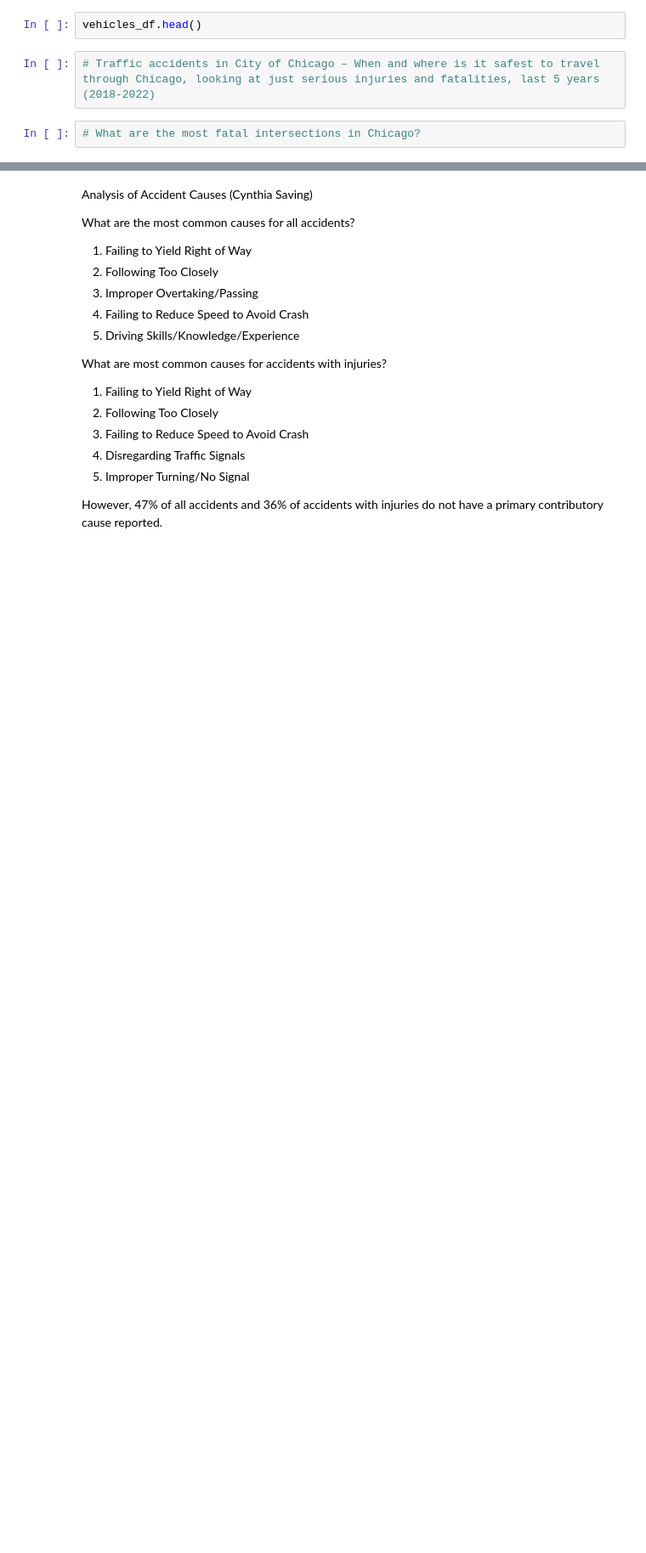
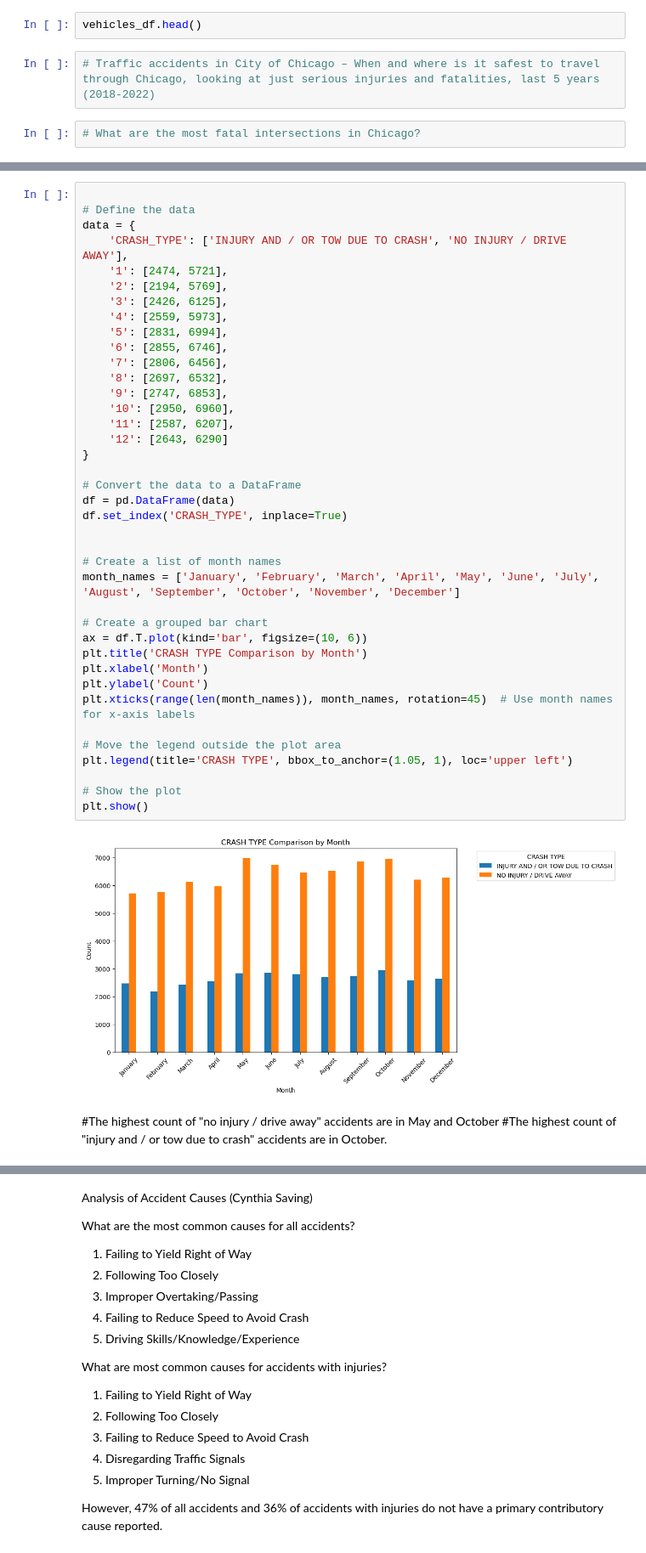
Before and after one commit to NWSBB426/chicago_traffic_crashes, a Jupyter notebook: chicago_traffic_crashes.ipynb, the cells around one changed output, grey strips where cells are left out. Shown at 85% size. Cells and saved outputs as stored; diff of their text form; blank space fills up the shorter version.

```diff
--- a/chicago_traffic_crashes.ipynb
+++ b/chicago_traffic_crashes.ipynb
@@ -44,0 +82,44 @@ vehicles_df.head()
+# %%
+
+# Define the data
+data = {
+    'CRASH_TYPE': ['INJURY AND / OR TOW DUE TO CRASH', 'NO INJURY / DRIVE AWAY'],
+    '1': [2474, 5721],
+    '2': [2194, 5769],
+    '3': [2426, 6125],
+    '4': [2559, 5973],
+    '5': [2831, 6994],
+    '6': [2855, 6746],
+    '7': [2806, 6456],
+    '8': [2697, 6532],
+    '9': [2747, 6853],
+    '10': [2950, 6960],
+    '11': [2587, 6207],
+    '12': [2643, 6290]
+}
+
+# Convert the data to a DataFrame
+df = pd.DataFrame(data)
+df.set_index('CRASH_TYPE', inplace=True)
+
+
+# Create a list of month names
+month_names = ['January', 'February', 'March', 'April', 'May', 'June', 'July', 'August', 'September', 'October', 'November', 'December']
+
+# Create a grouped bar chart
+ax = df.T.plot(kind='bar', figsize=(10, 6))
+plt.title('CRASH TYPE Comparison by Month')
+plt.xlabel('Month')
+plt.ylabel('Count')
+plt.xticks(range(len(month_names)), month_names, rotation=45)  # Use month names for x-axis labels
+
+# Move the legend outside the plot area
+plt.legend(title='CRASH TYPE', bbox_to_anchor=(1.05, 1), loc='upper left')
+
+# Show the plot
+plt.show()
+# %% [output]
+[figure, added]
+# %% [markdown]
+#The highest count of "no injury / drive away" accidents are in May and October
+#The highest count of "injury and / or tow due to crash" accidents are in October.
```
Also changed, not shown: parts of 16 cells of this notebook, 1 other file.
